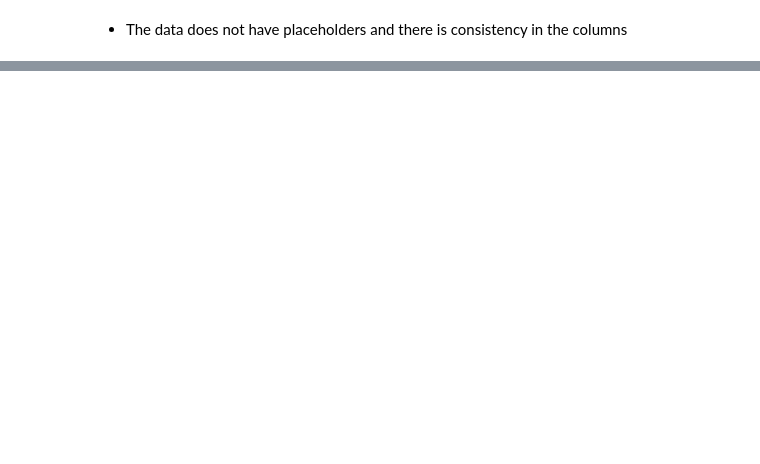
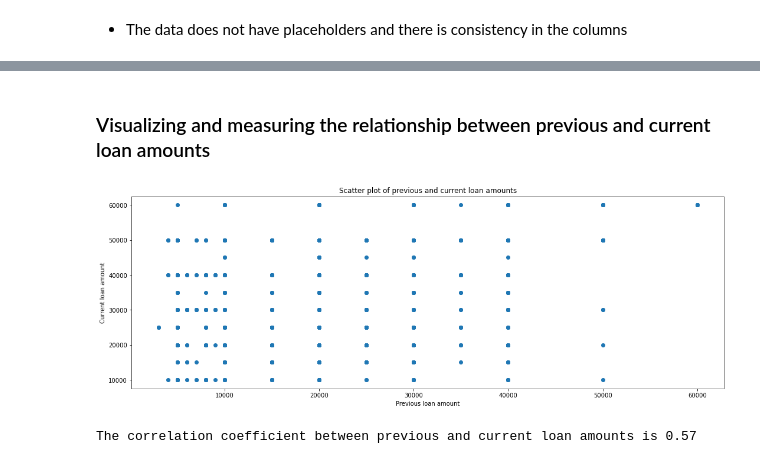
Before and after one commit to frank015940/Loan-Default-Prediction, a Jupyter notebook: loan_default.ipynb, the cells around one changed output, grey strips where cells are left out. Cells and saved outputs as stored; diff of their text form; code cells hidden in the pictures; blank space fills up the shorter version.

```diff
--- a/loan_default.ipynb
+++ b/loan_default.ipynb
@@ -382,0 +415,18 @@ Count of placeholders: 0
+# %%
+# Select the numerical columns and the target column
+num_cols = ['loanamount.prev', 'totaldue.prev', 'termdays.prev', 'loanamount.perf', 'totaldue.perf',
+            'year', 'month', 'approved_month','termdays.perf','longitude_gps','latitude_gps','birthdate']
+
+target_col = "good_bad_flag"
+
+# Convert the target column to a binary numeric column
+merged_data[target_col] = merged_data[target_col].map({"Good": 1, "Bad": 0})
+
+# Calculate the Pearson's correlation coefficients
+corr_matrix = merged_data[num_cols + [target_col]].corr()
+
+# Plot the heatmap
+plt.figure(figsize=(12, 10))
+sns.heatmap(corr_matrix, annot=True, cmap="Blues")
+plt.title("Correlation heatmap")
+plt.show()
@@ -382,0 +449,17 @@ Count of placeholders: 0
+# %% [markdown]
+### Visualizing and measuring the relationship between previous and current loan amounts
+# %%
+# Scatter plot
+plt.figure(figsize=(18,6))
+plt.scatter(merged_data["loanamount.prev"], merged_data["loanamount.perf"])
+plt.xlabel("Previous loan amount")
+plt.ylabel("Current loan amount")
+plt.title("Scatter plot of previous and current loan amounts")
+plt.show()
+
+# Correlation coefficient
+corr = np.corrcoef(merged_data["loanamount.prev"], merged_data["loanamount.perf"])[0,1]
+print(f"The correlation coefficient between previous and current loan amounts is {corr:.2f}")
+# %% [output]
+[figure, added]
+The correlation coefficient between previous and current loan amounts is 0.57
```
Also changed, not shown: parts of 25 cells of this notebook.
